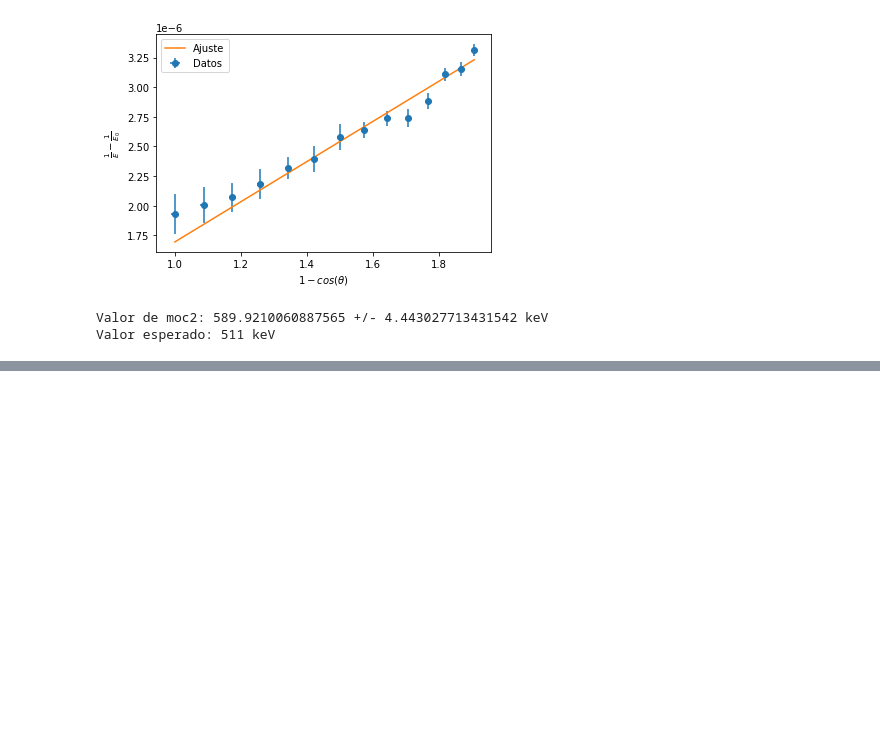
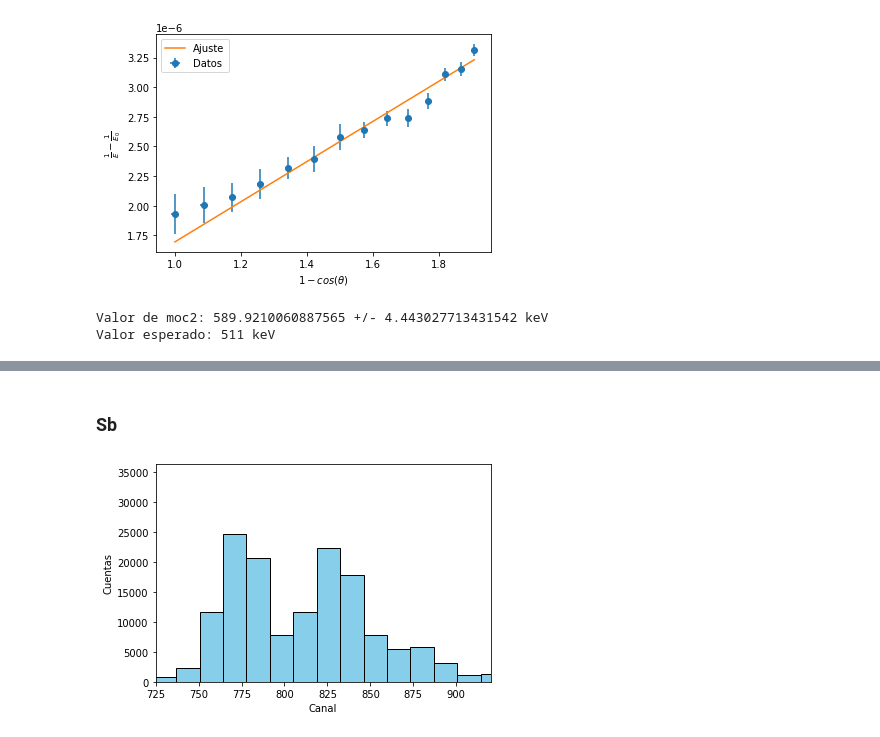
Before and after one commit to Lekkito/data-analysis-physics, a Jupyter notebook: compton/compton.ipynb, the cells around one changed output, grey strips where cells are left out. Saved outputs shown, nothing was run; the diff lists cells and outputs as text; code cells hidden in the pictures; blank space fills up the shorter version.

```diff
--- a/compton/compton.ipynb
+++ b/compton/compton.ipynb
@@ -1224,0 +1288,14 @@ Valor esperado: 511 keV
+# %% [markdown]
+### Sb
+# %%
+datosSb = pd.read_csv('Sb_155.txt', sep='\t')
+plt.figure()
+plt.hist(datosSb['Cuentas'].index, weights=datosSb['Cuentas'], bins=150, edgecolor='black', color="skyblue")
+plt.xlabel('Canal')
+plt.ylabel('Cuentas')
+#poner en el eje x valores cada 20
+plt.xticks(np.arange(725, 920, 25))
+plt.xlim(725, 920)
+plt.show()
+# %% [output]
+[figure, added]
```
Also changed, not shown: parts of 46 cells of this notebook, 4 other files.
